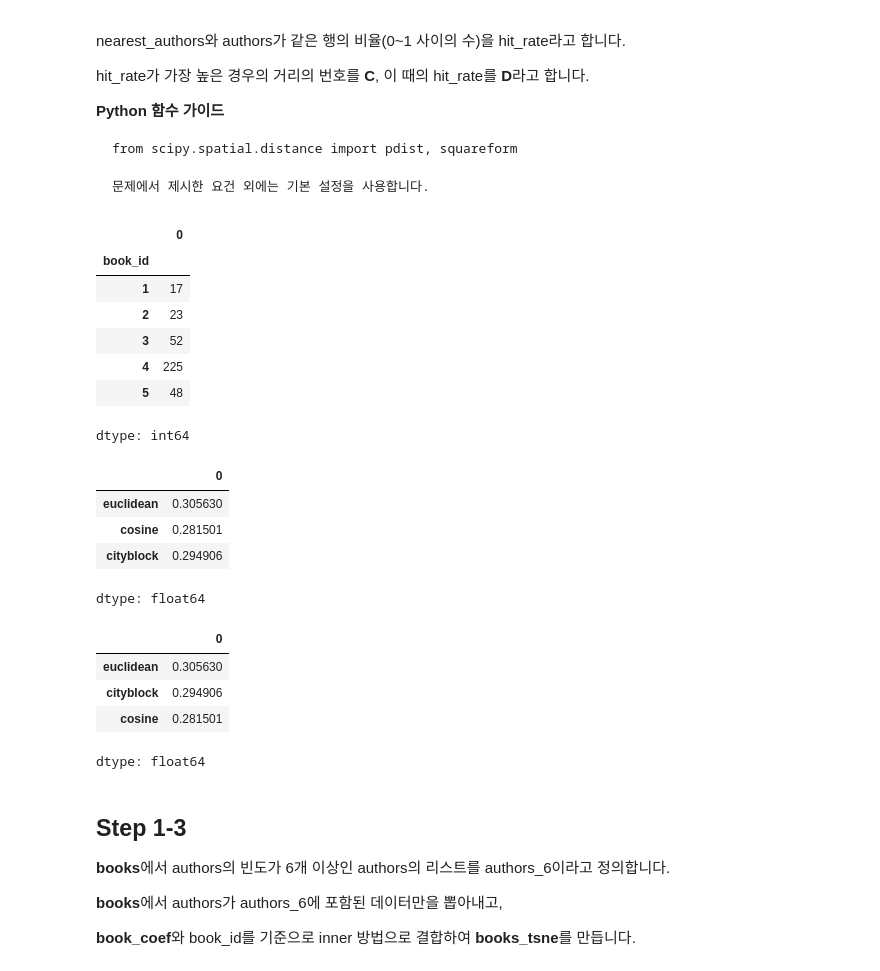
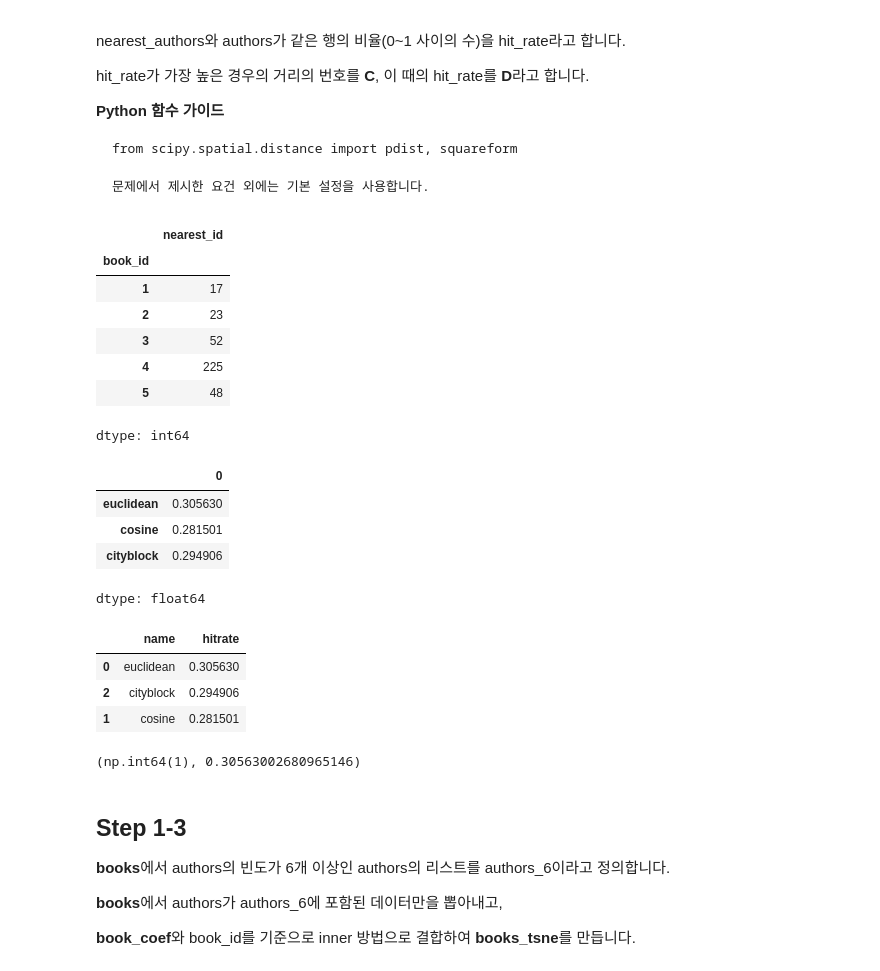
Before and after one commit to sunkusun9/DS_prob1_2510, a Jupyter notebook: prob_solution.ipynb, the cells around one changed output. Drawn from its saved outputs; the diff is of its cells as text; code cells hidden in the pictures.

```diff
--- a/prob_solution.ipynb
+++ b/prob_solution.ipynb
@@ -760,10 +760,10 @@ s_nearest_id = pd.DataFrame(
     ), index = df_book_coef.index, columns = df_book_coef.index
 ).apply(
     lambda x: x.loc[x.index != x.name].idxmin(), axis=0
-)
+).rename('nearest_id')
 s_nearest_id.head()
 # %% [output]
-|  | 0 |
+|  | nearest_id |
 | book_id |  |
 | 1 | 17 |
 | 2 | 23 |
@@ -785,7 +783,7 @@ for i in ['euclidean', 'cosine', 'cityblock']:
     )
     df_books_near = pd.concat([
         df_books,
-        s_nearest_id.rename('nearest_id'),
+        s_nearest_id,
         s_nearest_id.map(df_books['authors']).rename('nearest_authors')
     ], axis = 1).pipe(
         lambda x: x.loc[x.groupby('authors').transform('size') > 1]
@@ -800,13 +798,21 @@ s_hitrate
 | cityblock | 0.294906 |
 dtype: float64
 # %%
-s_hitrate.sort_values(ascending = False)
+df_hitrate = s_hitrate.rename('hitrate').reset_index().rename(
+    columns={'index': 'name'}
+).sort_values('hitrate', ascending = False)
+df_hitrate
 # %% [output]
-|  | 0 |
-| euclidean | 0.305630 |
-| cityblock | 0.294906 |
-| cosine | 0.281501 |
+|  | name | hitrate |
+| 0 | euclidean | 0.305630 |
+| 2 | cityblock | 0.294906 |
+| 1 | cosine | 0.281501 |
-dtype: float64
+# %%
+C = df_hitrate['hitrate'].idxmax() + 1
+D = df_hitrate['hitrate'].max()
+C, D
+# %% [output]
+(np.int64(1), 0.30563002680965146)
 # %% [markdown]
 ## Step 1-3
 
```
Also changed, not shown: parts of 10 cells of this notebook.
